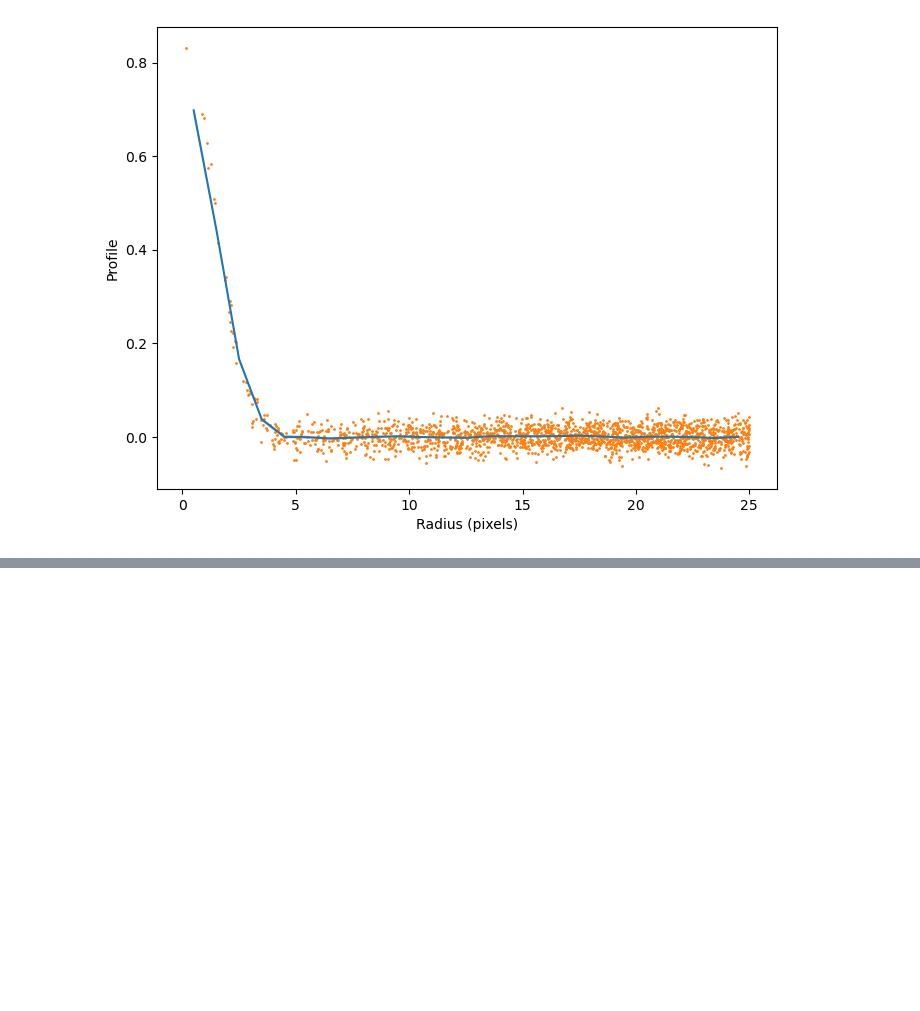
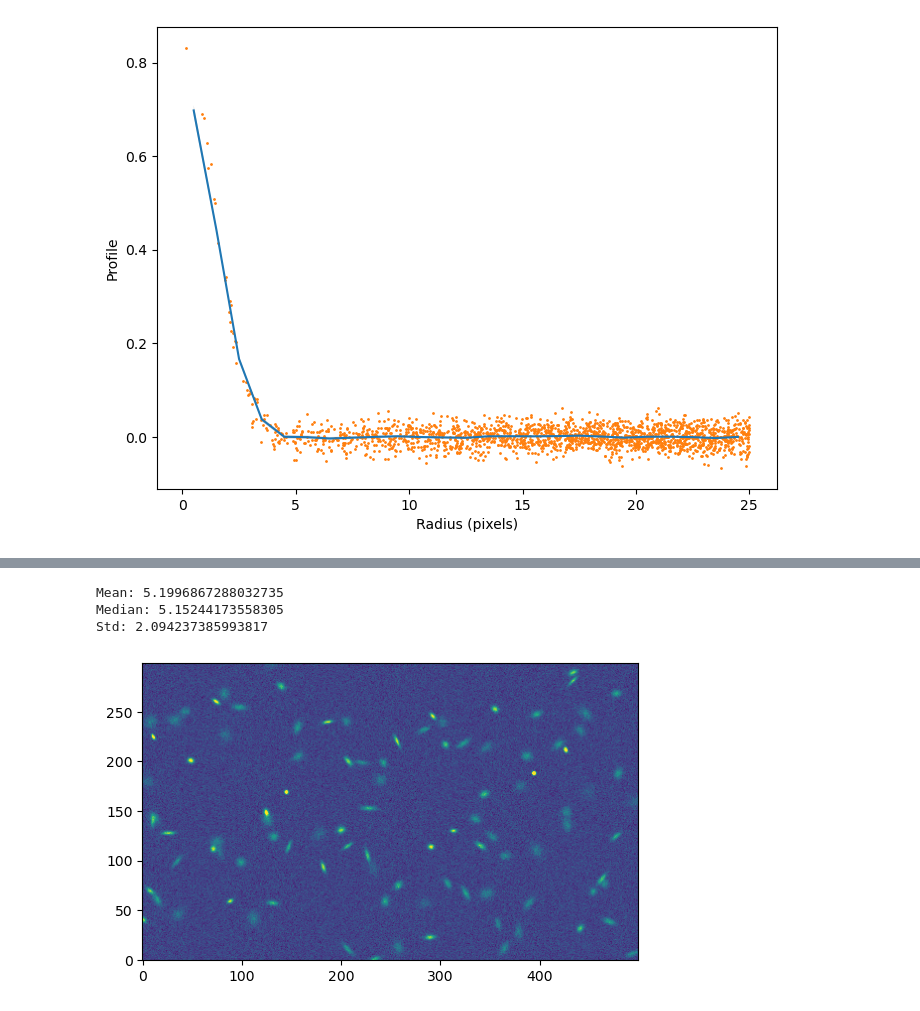
Before and after one commit to devkhullar/LetsFindStars, a Jupyter notebook: FindStars.ipynb, the cells around one changed output, grey strips where cells are left out. Drawn from its saved outputs; the diff is of its cells as text; code cells hidden in the pictures; blank space fills up the shorter version.

```diff
--- a/FindStars.ipynb
+++ b/FindStars.ipynb
@@ -207,0 +206,11 @@ Number of stars found: 315
+# %%
+data = make_100gaussians_image(noise=True)
+mean, median, std = sigma_clipped_stats(data, sigma=3.0)
+print(f"Mean: {mean}\nMedian: {median}\nStd: {std}")
+plt.imshow(data, origin='lower', vmax=40)
+plt.show()
+# %% [output]
+Mean: 5.1996867288032735
+Median: 5.15244173558305
+Std: 2.094237385993817
+[figure, added]
```
Also changed, not shown: parts of 42 cells of this notebook, 1 other file.
